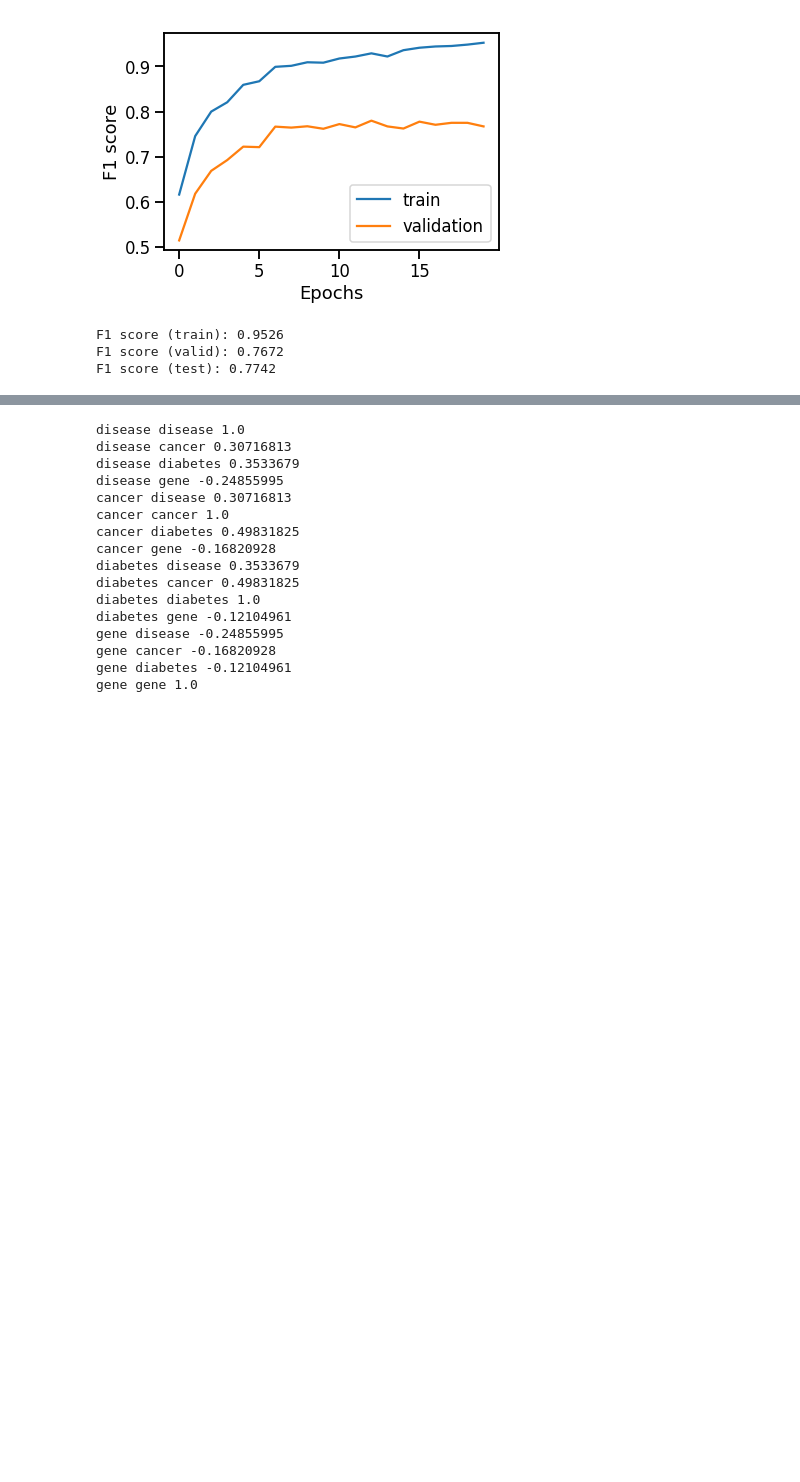
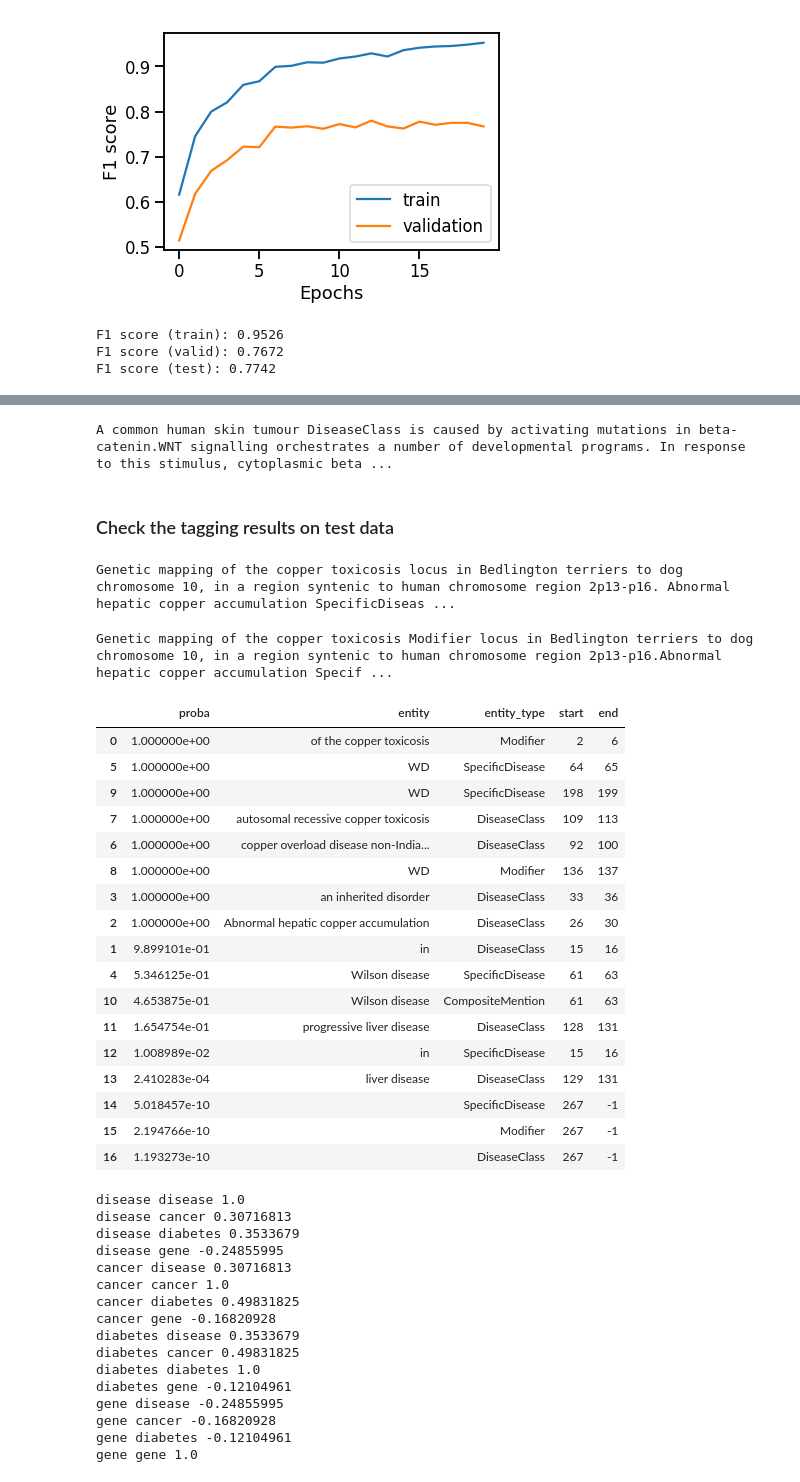
Before and after one commit to wangz10/NER-playground, a Jupyter notebook: Main-NER.ipynb, the cells around one changed output, grey strips where cells are left out. Cells and saved outputs as stored; diff of their text form; code cells hidden in the pictures; blank space fills up the shorter version.

Commit message:
Added qualitative evals for spaCy model

```diff
--- a/Main-NER.ipynb
+++ b/Main-NER.ipynb
@@ -249,3 +252,65 @@ Molecular basis of essential fructosuria SpecificDisease : molecular cloning and
+# %%
+display_truth(data_train[0])
+# %% [output]
+A common human skin tumour DiseaseClass is caused by activating mutations in beta-catenin.WNT signalling orchestrates a number of developmental programs. In response to this stimulus, cytoplasmic beta ...
+# %% [markdown]
+### Check the tagging results on test data
+# %%
+doc = nlp(data_test[0][0])
+displacy.render(doc, style='ent', jupyter=True)
+# %% [output]
+Genetic mapping of the copper toxicosis locus in Bedlington terriers to dog chromosome 10, in a region syntenic to human chromosome region 2p13-p16. Abnormal hepatic copper accumulation SpecificDiseas ...
+# %%
+display_truth(data_test[0])
+# %% [output]
+Genetic mapping of the copper toxicosis Modifier locus in Bedlington terriers to dog chromosome 10, in a region syntenic to human chromosome region 2p13-p16.Abnormal hepatic copper accumulation Specif ...
+# %%
+# Explore uncertain predictions
+def get_ner_probas(nlp, text):
+    '''
+    To get the probability of the tagged ERs from the model.
+
+    This is still an open issue: https://github.com/explosion/spaCy/issues/881
+    '''
+    with nlp.disable_pipes('ner'):
+        doc = nlp(text)
+
+    (beams, somethingelse) = nlp.entity.beam_parse([ doc ], beam_width = 16, beam_density = 0.0001)
+
+    entity_scores = defaultdict(float)
+    for beam in beams:
+        for score, ents in nlp.entity.moves.get_beam_parses(beam):
+            for start, end, label in ents:
+                entity_scores[(doc[start:end].text, label, start, end)] += score
+    df = pd.DataFrame.from_records(list(entity_scores.items()),
+                                             columns=['tuple', 'proba'])
+    df['entity'] = df['tuple'].map(lambda x: x[0])
+    df['entity_type'] = df['tuple'].map(lambda x:x[1])
+    df['start'] = df['tuple'].map(lambda x:x[2])
+    df['end'] = df['tuple'].map(lambda x:x[3])
+    return df.drop('tuple', axis=1)
+# %%
+entity_scores = get_ner_probas(nlp, data_test[0][0])
+entity_scores.sort_values('proba', ascending=False)
+# %% [output]
+|  | proba | entity | entity_type | start | end |
+| 0 | 1.000000e+00 | of the copper toxicosis | Modifier | 2 | 6 |
+| 5 | 1.000000e+00 | WD | SpecificDisease | 64 | 65 |
+| 9 | 1.000000e+00 | WD | SpecificDisease | 198 | 199 |
+| 7 | 1.000000e+00 | autosomal recessive copper toxicosis | DiseaseClass | 109 | 113 |
+| 6 | 1.000000e+00 | copper overload disease non-India... | DiseaseClass | 92 | 100 |
+| 8 | 1.000000e+00 | WD | Modifier | 136 | 137 |
+| 3 | 1.000000e+00 | an inherited disorder | DiseaseClass | 33 | 36 |
+| 2 | 1.000000e+00 | Abnormal hepatic copper accumulation | DiseaseClass | 26 | 30 |
+| 1 | 9.899101e-01 | in | DiseaseClass | 15 | 16 |
+| 4 | 5.346125e-01 | Wilson disease | SpecificDisease | 61 | 63 |
+| 10 | 4.653875e-01 | Wilson disease | CompositeMention | 61 | 63 |
+| 11 | 1.654754e-01 | progressive liver disease | DiseaseClass | 128 | 131 |
+| 12 | 1.008989e-02 | in | SpecificDisease | 15 | 16 |
+| 13 | 2.410283e-04 | liver disease | DiseaseClass | 129 | 131 |
+| 14 | 5.018457e-10 |  | SpecificDisease | 267 | -1 |
+| 15 | 2.194766e-10 |  | Modifier | 267 | -1 |
+| 16 | 1.193273e-10 |  | DiseaseClass | 267 | -1 |
 # %%
 # Explore learned word vectors
 tokens = nlp('disease cancer diabetes gene')
```
Also changed, not shown: parts of 4 cells of this notebook, 1 other file.
